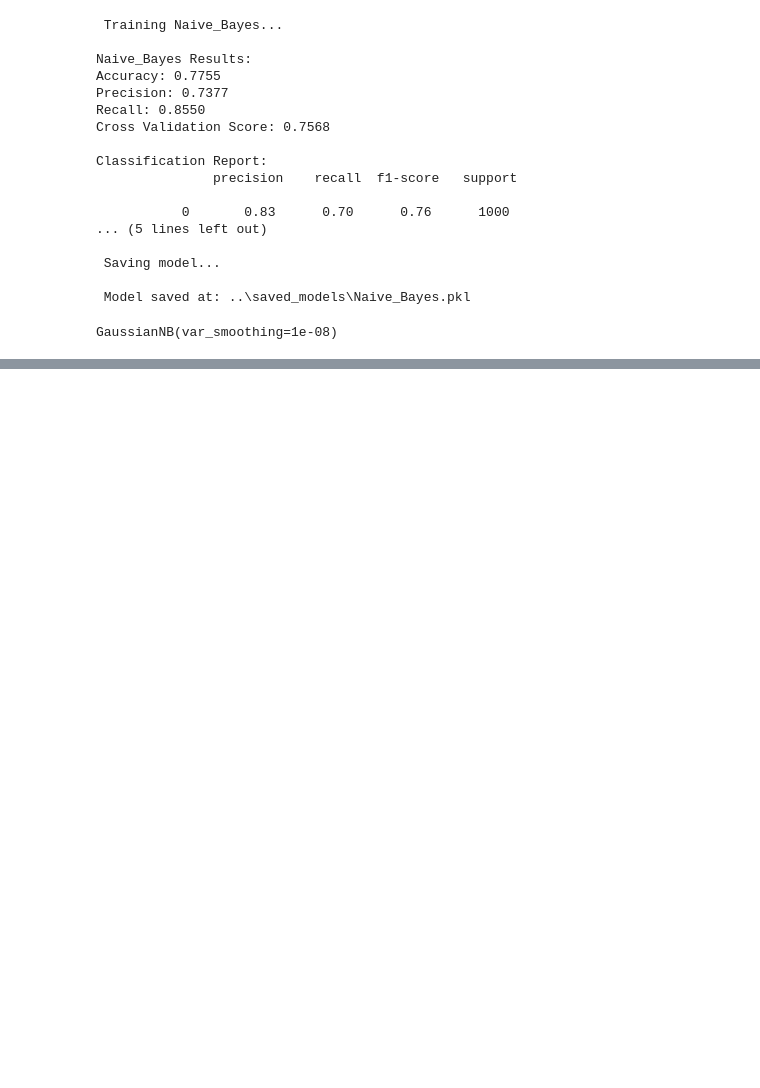
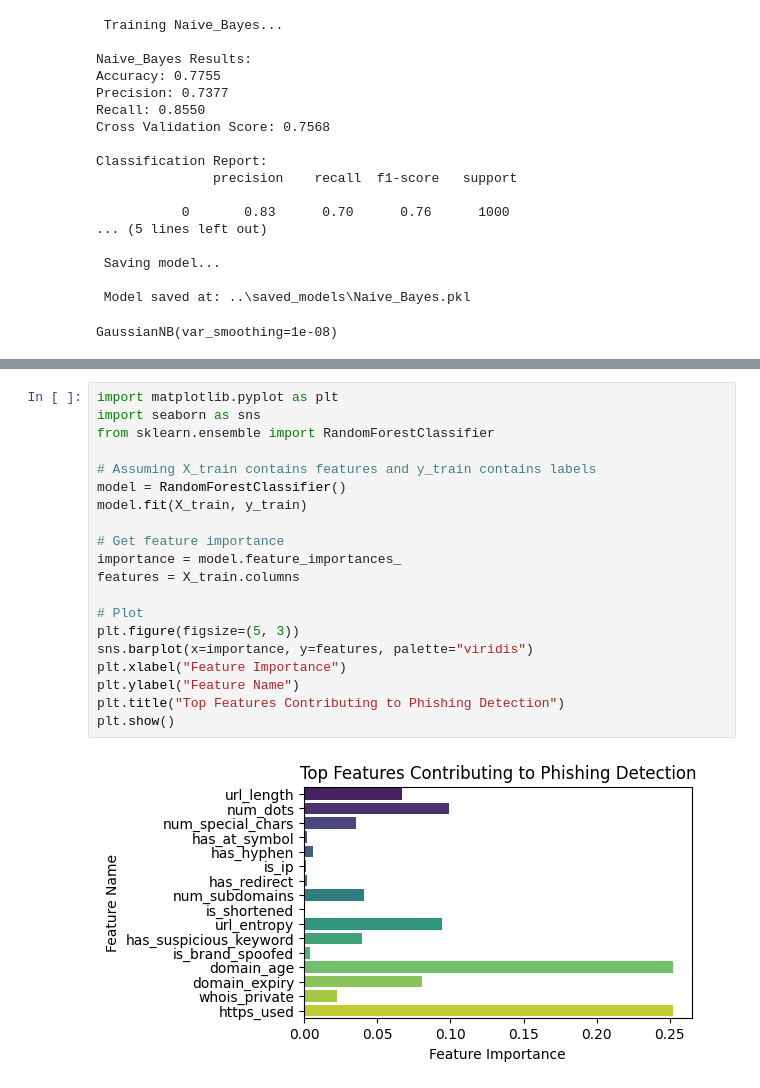
Before and after one commit to karthickkumar3011/Phishing_detector_using_ml, a Jupyter notebook: Notebooks/model_training_nb.ipynb, the cells around one changed output, grey strips where cells are left out. Cells and saved outputs as stored; diff of their text form; blank space fills up the shorter version.

```diff
--- a/Notebooks/model_training_nb.ipynb
+++ b/Notebooks/model_training_nb.ipynb
@@ -231,0 +274,22 @@ GaussianNB(var_smoothing=1e-08)
+# %%
+import matplotlib.pyplot as plt
+import seaborn as sns
+from sklearn.ensemble import RandomForestClassifier
+
+# Assuming X_train contains features and y_train contains labels
+model = RandomForestClassifier()
+model.fit(X_train, y_train)
+
+# Get feature importance
+importance = model.feature_importances_
+features = X_train.columns
+
+# Plot
+plt.figure(figsize=(5, 3))
+sns.barplot(x=importance, y=features, palette="viridis")
+plt.xlabel("Feature Importance")
+plt.ylabel("Feature Name")
+plt.title("Top Features Contributing to Phishing Detection")
+plt.show()
+# %% [output]
+[figure, added]
```
Also changed, not shown: parts of 4 cells of this notebook, 9 other files.
